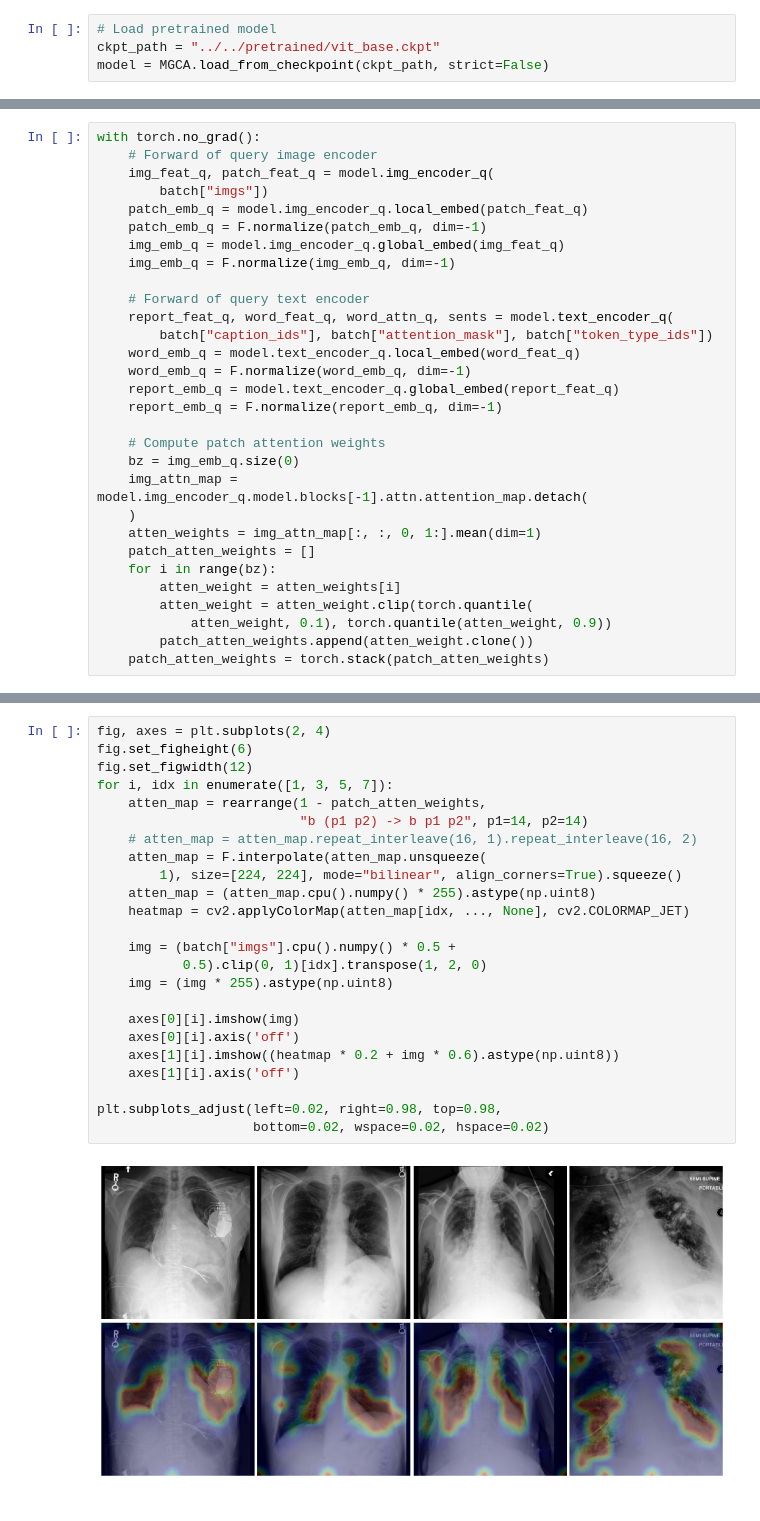
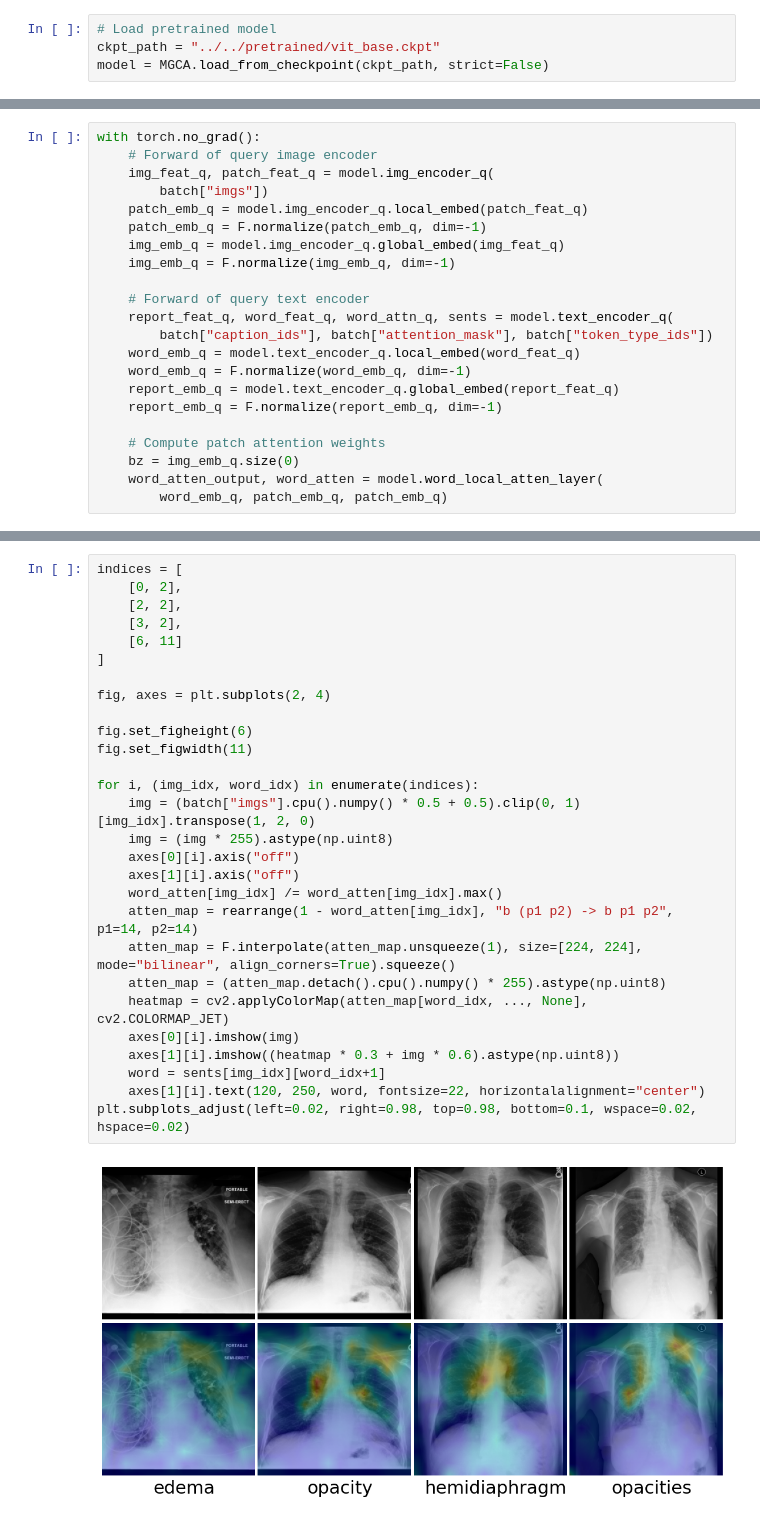
Before and after one commit to HKU-MedAI/MGCA, a Jupyter notebook: mgca/visualization/visualize_attention_map.ipynb, the cells around one changed output, grey strips where cells are left out. Saved outputs shown, nothing was run; the diff lists cells and outputs as text.

Commit message:
pdate visualization of word-to-patch attention

```diff
--- a/mgca/visualization/visualize_attention_map.ipynb
+++ b/mgca/visualization/visualize_attention_map.ipynb
@@ -58,13 +53,5 @@ with torch.no_grad():
 
     # Compute patch attention weights
     bz = img_emb_q.size(0)
-    img_attn_map = model.img_encoder_q.model.blocks[-1].attn.attention_map.detach(
-    )
-    atten_weights = img_attn_map[:, :, 0, 1:].mean(dim=1)
-    patch_atten_weights = []
-    for i in range(bz):
-        atten_weight = atten_weights[i]
-        atten_weight = atten_weight.clip(torch.quantile(
-            atten_weight, 0.1), torch.quantile(atten_weight, 0.9))
-        patch_atten_weights.append(atten_weight.clone())
-    patch_atten_weights = torch.stack(patch_atten_weights)
+    word_atten_output, word_atten = model.word_local_atten_layer(
+        word_emb_q, patch_emb_q, patch_emb_q)
@@ -78,26 +68,30 @@ plt.colorbar()
 # %%
+indices = [
+    [0, 2],
+    [2, 2],
+    [3, 2],
+    [6, 11]
+]
+
 fig, axes = plt.subplots(2, 4)
+
 fig.set_figheight(6)
-fig.set_figwidth(12)
-for i, idx in enumerate([1, 3, 5, 7]):
-    atten_map = rearrange(1 - patch_atten_weights,
-                          "b (p1 p2) -> b p1 p2", p1=14, p2=14)
-    # atten_map = atten_map.repeat_interleave(16, 1).repeat_interleave(16, 2)
-    atten_map = F.interpolate(atten_map.unsqueeze(
-        1), size=[224, 224], mode="bilinear", align_corners=True).squeeze()
-    atten_map = (atten_map.cpu().numpy() * 255).astype(np.uint8)
-    heatmap = cv2.applyColorMap(atten_map[idx, ..., None], cv2.COLORMAP_JET)
+fig.set_figwidth(11)
 
-    img = (batch["imgs"].cpu().numpy() * 0.5 +
-           0.5).clip(0, 1)[idx].transpose(1, 2, 0)
+for i, (img_idx, word_idx) in enumerate(indices):
+    img = (batch["imgs"].cpu().numpy() * 0.5 + 0.5).clip(0, 1)[img_idx].transpose(1, 2, 0)
     img = (img * 255).astype(np.uint8)
-
+    axes[0][i].axis("off")
+    axes[1][i].axis("off")
+    word_atten[img_idx] /= word_atten[img_idx].max()
+    atten_map = rearrange(1 - word_atten[img_idx], "b (p1 p2) -> b p1 p2", p1=14, p2=14)
+    atten_map = F.interpolate(atten_map.unsqueeze(1), size=[224, 224], mode="bilinear", align_corners=True).squeeze()
+    atten_map = (atten_map.detach().cpu().numpy() * 255).astype(np.uint8)
+    heatmap = cv2.applyColorMap(atten_map[word_idx, ..., None], cv2.COLORMAP_JET)
     axes[0][i].imshow(img)
-    axes[0][i].axis('off')
-    axes[1][i].imshow((heatmap * 0.2 + img * 0.6).astype(np.uint8))
-    axes[1][i].axis('off')
-
-plt.subplots_adjust(left=0.02, right=0.98, top=0.98,
-                    bottom=0.02, wspace=0.02, hspace=0.02)
+    axes[1][i].imshow((heatmap * 0.3 + img * 0.6).astype(np.uint8))
+    word = sents[img_idx][word_idx+1]
+    axes[1][i].text(120, 250, word, fontsize=22, horizontalalignment="center")
+plt.subplots_adjust(left=0.02, right=0.98, top=0.98, bottom=0.1, wspace=0.02, hspace=0.02)
 # %% [output]
-[figure, old version]
+[figure, new version]
```
Also changed, not shown: parts of 3 cells of this notebook.
